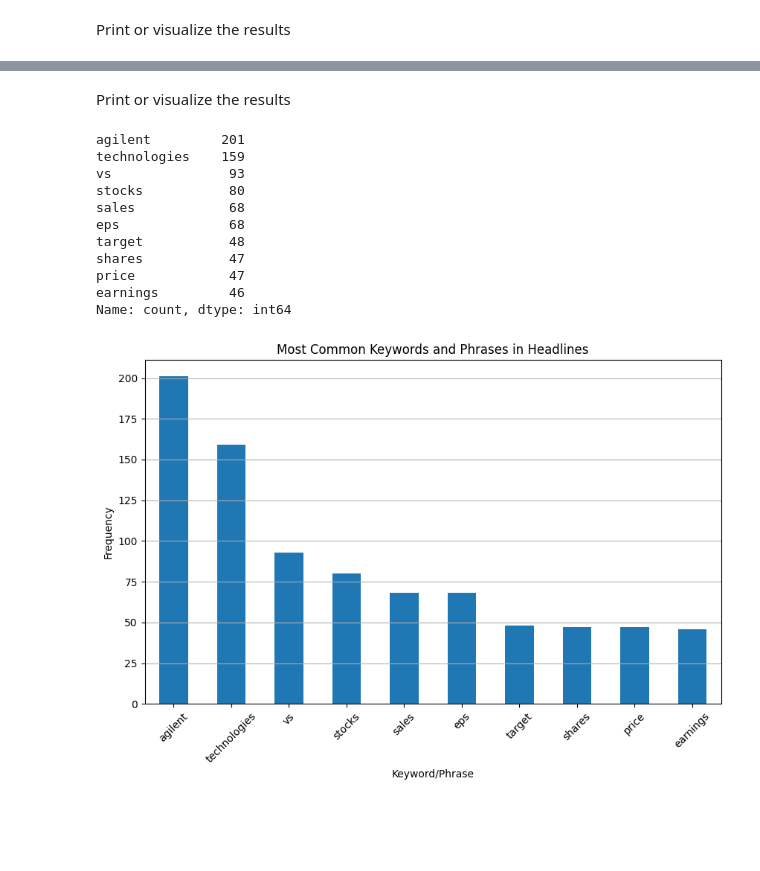
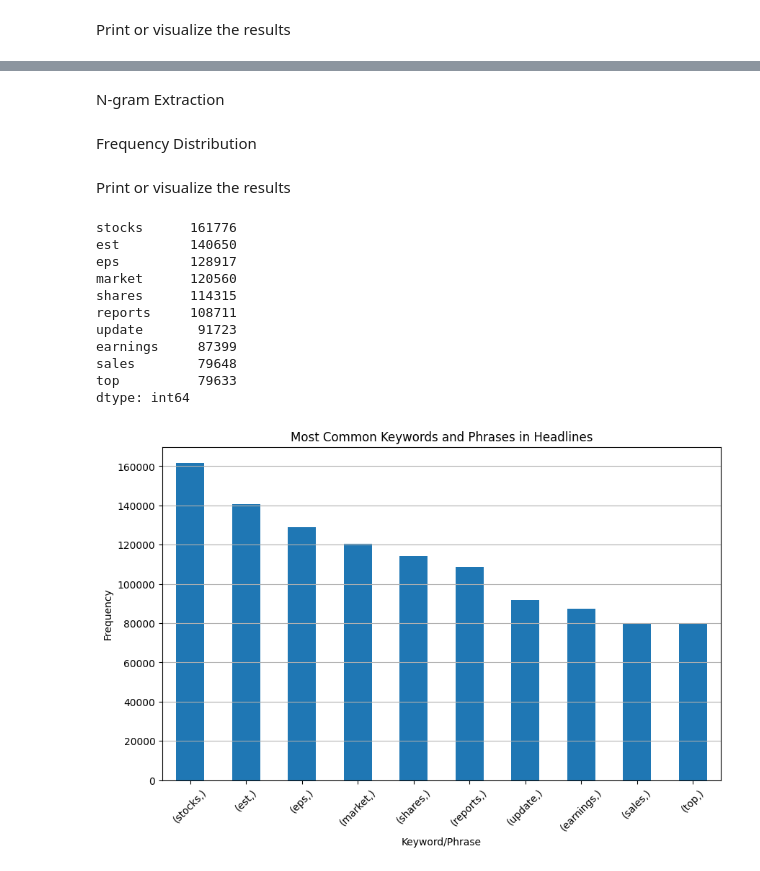
Before and after one commit to abrahamshimelis/Nova-Financial-Solutions, a Jupyter notebook: notebooks/text_analysis.ipynb, the cells around one changed output, grey strips where cells are left out. Cells and saved outputs as stored; diff of their text form; code cells hidden in the pictures; blank space fills up the shorter version.

```diff
--- a/notebooks/text_analysis.ipynb
+++ b/notebooks/text_analysis.ipynb
@@ -116,2 +94,0 @@ Apply keyword and phrase extraction to the 'headline' column
-# %%
-df['keywords'] = df['headline'].apply(extract_keywords)
@@ -118,33 +97,46 @@ df['keywords'] = df['headline'].apply(extract_keywords)
+# %%
+# Tokenize words in headlines, remove stopwords and non-alphabetic characters
+stop_words = set(stopwords.words('english'))
+df['clean_headline'] = df['headline'].apply(lambda x: ' '.join(word for word in word_tokenize(re.sub(r'\b\w{1,2}\b', '', re.sub('[^a-zA-Z]', ' ', x.lower()))) if word not in stop_words))
+
+# Remove any rows with empty 'clean_headline'
+df = df[df['clean_headline'].str.strip().astype(bool)]
+# %% [markdown]
+N-gram Extraction
+# %%
+# Find ngrams in the headlines
+words = [w for sublist in df['clean_headline'].str.split() for w in sublist]
+all_ngrams = list(ngrams(words, 1)) + list(ngrams(words, 2)) + list(ngrams(words, 3))
+# %% [markdown]
+Frequency Distribution
+# %%
+# Get the most common ngrams
+fdist = FreqDist(all_ngrams)
+common_keywords = pd.Series(dict(fdist.most_common(10)))
 # %% [markdown]
 Print or visualize the results
 # %%
-# Flatten the list of keywords and phrases
-all_keywords = [keyword for sublist in df['keywords'] for keyword in sublist]
-
-# Get the most common keywords and phrases
-common_keywords = pd.Series(all_keywords).value_counts().head(10)
-
 # Print the most common keywords and phrases
 print(common_keywords)
 
 # Optionally, plot a bar chart of the most common keywords and phrases
 common_keywords.plot(kind='bar', figsize=(10, 6))
 plt.title('Most Common Keywords and Phrases in Headlines')
 plt.xlabel('Keyword/Phrase')
 plt.ylabel('Frequency')
 plt.xticks(rotation=45)
 plt.grid(axis='y')
 plt.show()
 # %% [output]
-agilent         201
-technologies    159
-vs               93
-stocks           80
-sales            68
-eps              68
-target           48
-shares           47
-price            47
-earnings         46
-Name: count, dtype: int64
+stocks      161776
+est         140650
+eps         128917
+market      120560
+shares      114315
+reports     108711
+update       91723
+earnings     87399
+sales        79648
+top          79633
+dtype: int64
-[figure, old version]
+[figure, new version]
```
Also changed, not shown: parts of 10 cells of this notebook, 1 other file.
